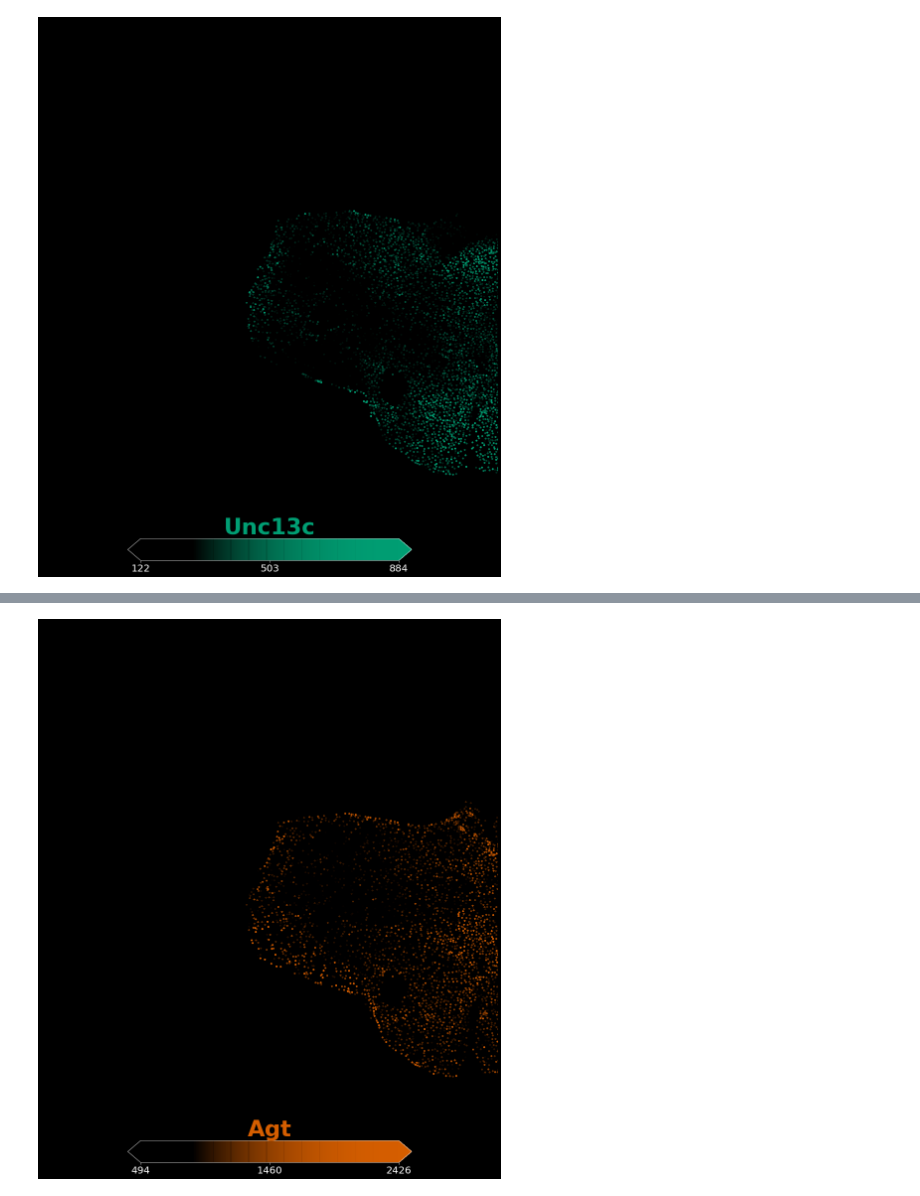
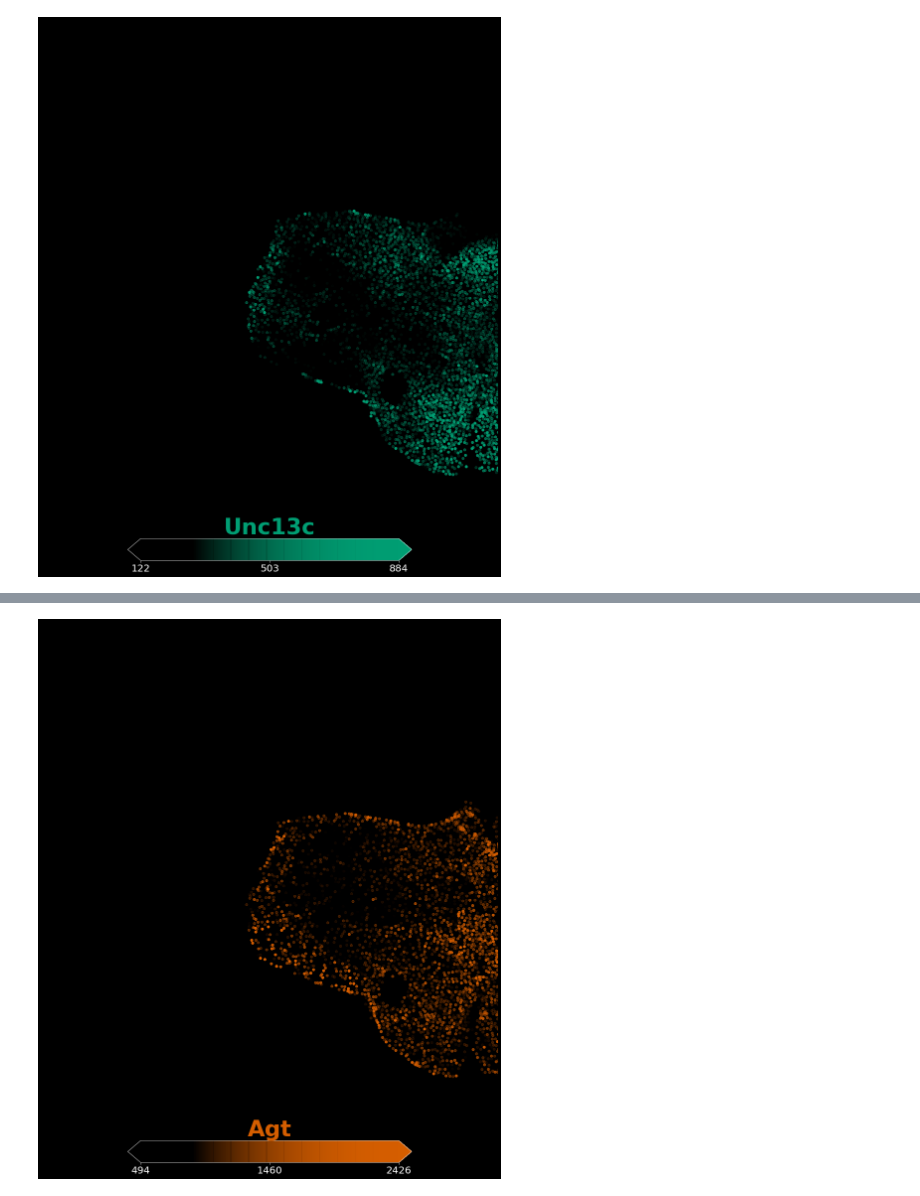
Before and after one commit to vitkl/cell2location_paper, a Jupyter notebook: notebooks/mouse_brain_visium/Fig3_smFISH_validation_Unc13c_Agt_Ttll3_Lgr6.ipynb, the cells around one changed output, grey strips where cells are left out. Cells and saved outputs as stored; diff of their text form; code cells hidden in the pictures.

```diff
--- a/notebooks/mouse_brain_visium/Fig3_smFISH_validation_Unc13c_Agt_Ttll3_Lgr6.ipynb
+++ b/notebooks/mouse_brain_visium/Fig3_smFISH_validation_Unc13c_Agt_Ttll3_Lgr6.ipynb
@@ -259,23 +259,23 @@ with matplotlib.rc_context({'axes.facecolor':  'white',
 # %%
 # Agt in astros
 with matplotlib.rc_context({'axes.facecolor':  'white',
                             "figure.figsize": [20,20]}):
     fig = plot_spatial(agt[['mean_intensity']], labels=['Agt'],
                   coords=agt[['centroid-1', 'centroid-0']].values * resize_factor,
                   img=img_layer_small, show_img=True, img_alpha=0,
-                  circle_diameter=3, alpha_scaling=1, reorder_cmap=[1],
+                  circle_diameter=5, alpha_scaling=1, reorder_cmap=[1],
                   plt_axis='off', style='dark_background',
                   max_color_quantile=0.99, image_cmap='Greys_r',
                   crop_x=[100, 1850], crop_y=[80, 1950], axis_y_flipped=True,
                      colorbar_label_kw={'size': 45, 'weight': 'bold', 'y': 1.29},
                      colorbar_shape={'vertical_gaps': 0.12, 'horizontal_gaps': 1,
                                      'width': 3.5, 'height': 0.045},
                      colorbar_tick_size=20)
 
     fig.savefig(f'{fig_path}{figure_id}_Agt.pdf',
                 bbox_inches='tight', facecolor='black')
 # %% [output]
-[figure, old version]
+[figure, new version]
 # %%
 # Show all astros
 with matplotlib.rc_context({'axes.facecolor':  'white',
```
Also changed, not shown: parts of 4 cells of this notebook, 17 other files.
